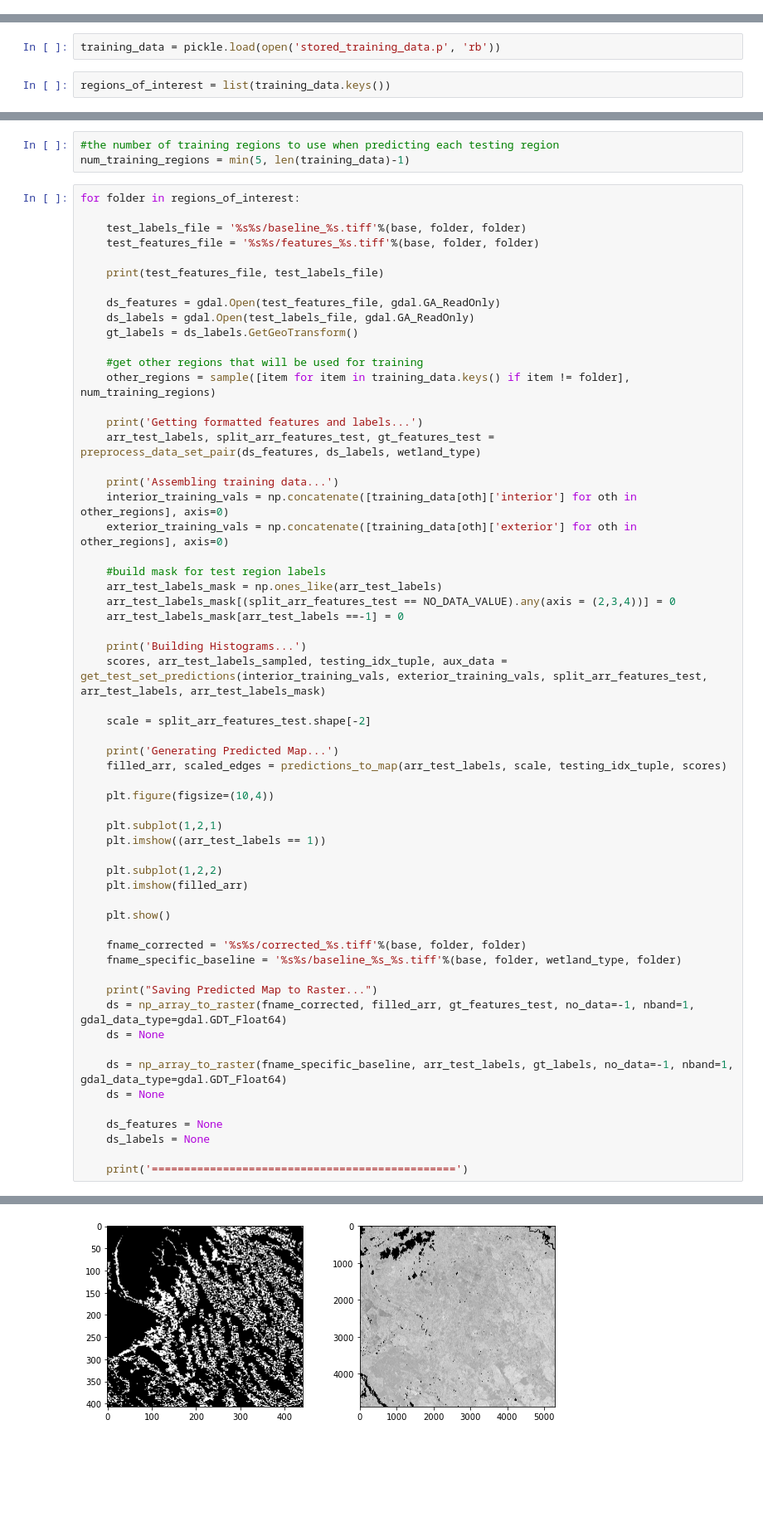
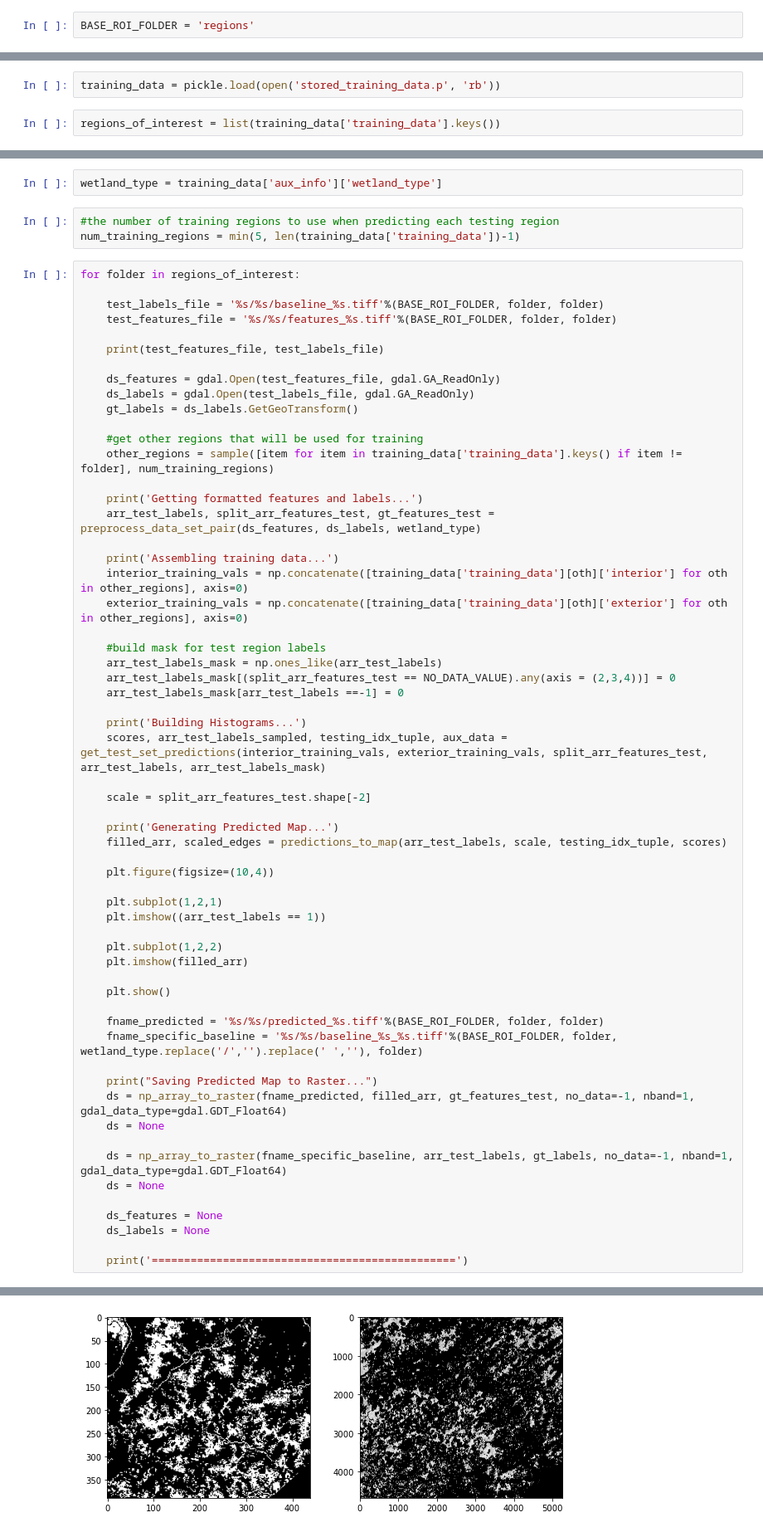
Before and after one commit to ritvikmath/mapping-colombia-wetlands, a Jupyter notebook: (3) WetlandPrediction.ipynb, the cells around one changed output, grey strips where cells are left out. Shown at 83% size. Drawn from its saved outputs; the diff is of its cells as text; blank space fills up the shorter version.

```diff
--- a/(3) WetlandPrediction.ipynb
+++ b/(3) WetlandPrediction.ipynb
@@ -24,3 +26,5 @@ mpl.rc('image', cmap='gray')
+# %%
+BASE_ROI_FOLDER = 'regions'
 # %% [markdown]
 # Functions to Process Rasters
 # %%
@@ -123,4 +123,4 @@ base = 'C:/Users/ritvik/Desktop/JPLProject/data/GoogleEarthEngineData/Sentinel2/
 # %%
 training_data = pickle.load(open('stored_training_data.p', 'rb'))
 # %%
-regions_of_interest = list(training_data.keys())
+regions_of_interest = list(training_data['training_data'].keys())
@@ -133,11 +127,13 @@ wetland_type = 'Marsh'
+# %%
+wetland_type = training_data['aux_info']['wetland_type']
 # %%
 #the number of training regions to use when predicting each testing region
-num_training_regions = min(5, len(training_data)-1)
+num_training_regions = min(5, len(training_data['training_data'])-1)
 # %%
 for folder in regions_of_interest:
 
-    test_labels_file = '%s%s/baseline_%s.tiff'%(base, folder, folder)
-    test_features_file = '%s%s/features_%s.tiff'%(base, folder, folder)
+    test_labels_file = '%s/%s/baseline_%s.tiff'%(BASE_ROI_FOLDER, folder, folder)
+    test_features_file = '%s/%s/features_%s.tiff'%(BASE_ROI_FOLDER, folder, folder)
 
     print(test_features_file, test_labels_file)
 
@@ -146,14 +142,14 @@ for folder in regions_of_interest:
     gt_labels = ds_labels.GetGeoTransform()
 
     #get other regions that will be used for training
-    other_regions = sample([item for item in training_data.keys() if item != folder], num_training_regions)
+    other_regions = sample([item for item in training_data['training_data'].keys() if item != folder], num_training_regions)
 
     print('Getting formatted features and labels...')
     arr_test_labels, split_arr_features_test, gt_features_test = preprocess_data_set_pair(ds_features, ds_labels, wetland_type)
 
     print('Assembling training data...')
-    interior_training_vals = np.concatenate([training_data[oth]['interior'] for oth in other_regions], axis=0)
-    exterior_training_vals = np.concatenate([training_data[oth]['exterior'] for oth in other_regions], axis=0)
+    interior_training_vals = np.concatenate([training_data['training_data'][oth]['interior'] for oth in other_regions], axis=0)
+    exterior_training_vals = np.concatenate([training_data['training_data'][oth]['exterior'] for oth in other_regions], axis=0)
 
     #build mask for test region labels
     arr_test_labels_mask = np.ones_like(arr_test_labels)
@@ -178,11 +174,11 @@ for folder in regions_of_interest:
 
     plt.show()
 
-    fname_corrected = '%s%s/corrected_%s.tiff'%(base, folder, folder)
-    fname_specific_baseline = '%s%s/baseline_%s_%s.tiff'%(base, folder, wetland_type, folder)
+    fname_predicted = '%s/%s/predicted_%s.tiff'%(BASE_ROI_FOLDER, folder, folder)
+    fname_specific_baseline = '%s/%s/baseline_%s_%s.tiff'%(BASE_ROI_FOLDER, folder, wetland_type.replace('/','').replace(' ',''), folder)
 
     print("Saving Predicted Map to Raster...")
-    ds = np_array_to_raster(fname_corrected, filled_arr, gt_features_test, no_data=-1, nband=1, gdal_data_type=gdal.GDT_Float64)
+    ds = np_array_to_raster(fname_predicted, filled_arr, gt_features_test, no_data=-1, nband=1, gdal_data_type=gdal.GDT_Float64)
     ds = None
 
     ds = np_array_to_raster(fname_specific_baseline, arr_test_labels, gt_labels, no_data=-1, nband=1, gdal_data_type=gdal.GDT_Float64)
@@ -202,6 +198,6 @@ len non-wetland idxs: 129578
 got interior histogram
 got exterior histogram
 Generating Predicted Map...
-[figure, old version]
+[figure, new version]
 Saving Predicted Map to Raster...
 ===============================================
```
Also changed, not shown: parts of 6 cells of this notebook, 3 other files.
